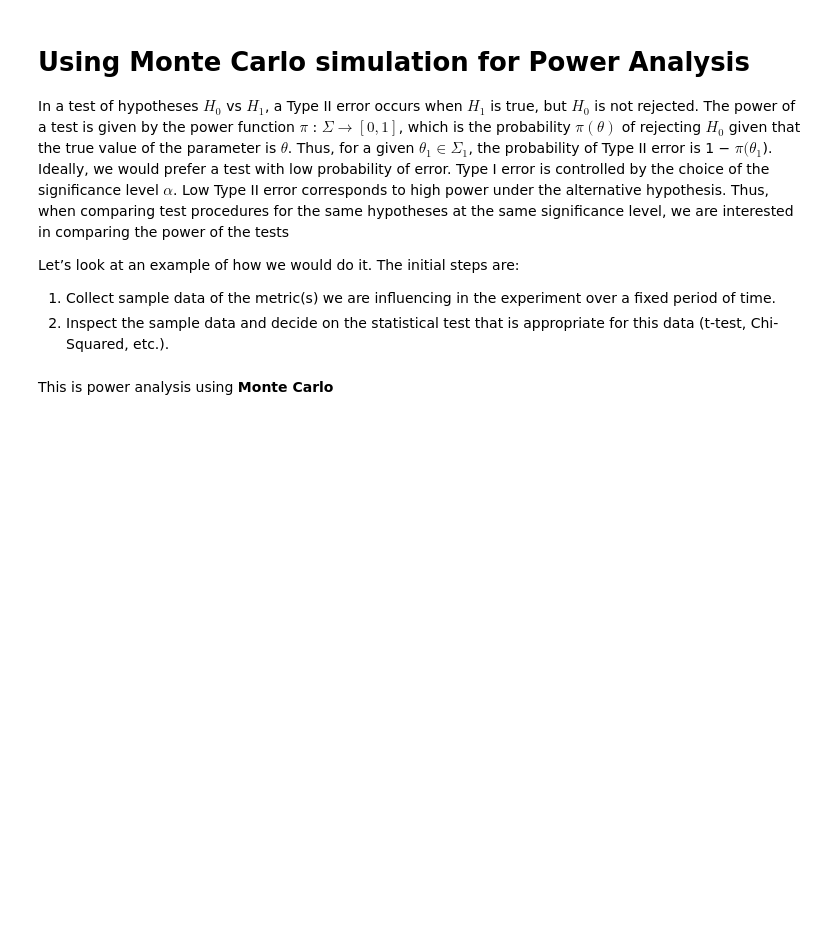
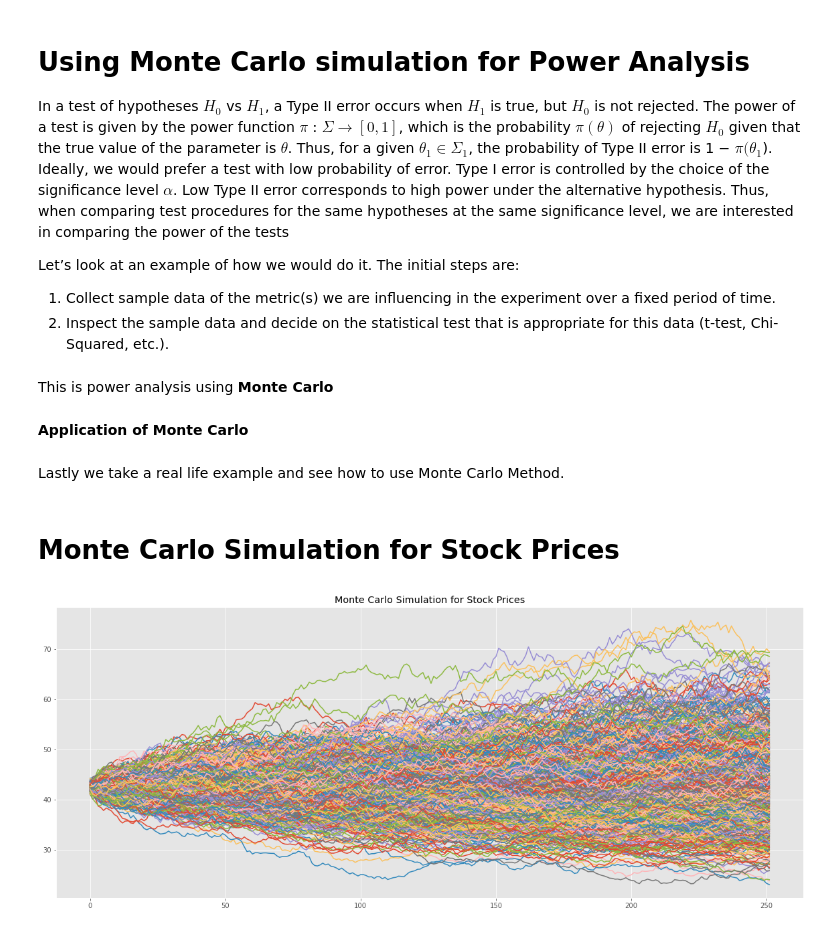
Before and after one commit to PetalsOnWind/Statistics-and-Econometrics-for-Data-Science, a Jupyter notebook: notebooks/MonteCarlo.ipynb, the cells around one changed output. Drawn from its saved outputs; the diff is of its cells as text; code cells hidden in the pictures; blank space fills up the shorter version.

Commit message:
application of monte carlo

```diff
--- a/notebooks/MonteCarlo.ipynb
+++ b/notebooks/MonteCarlo.ipynb
@@ -485,3 +485,60 @@ for i in range(0, len(sample_sizes)):
     power_dist[i,] = [N, np.mean(significance_results)]
 # %% [markdown]
 This is power analysis using **Monte Carlo**
+# %% [markdown]
+**Application of Monte Carlo**
+# %% [markdown]
+Lastly we take a real life example and see how to use Monte Carlo Method.
+# %% [markdown]
+# Monte Carlo Simulation for Stock Prices
+# %%
+%matplotlib inline
+import pandas_datareader.data as web
+import pandas as pd
+import datetime as dt
+import numpy as np
+import matplotlib.pyplot as plt
+from matplotlib import style
+
+style.use('ggplot')
+
+# Starting and ending dates
+start = dt.datetime(2017,1,3)
+end = dt.datetime(2017,11,20)
+
+prices = web.DataReader('AAPL','yahoo',start,end)['Close']
+returns = prices.pct_change()
+
+last_price = prices[-1]
+
+# No of simulations
+num_simulations =1000
+num_days = 252
+
+simulation_df = pd.DataFrame()
+
+for x in range(num_simulations):
+    count= 0
+    daily_vol = returns.std()
+
+    price_series = []
+
+    price = last_price*(1+np.random.normal(0,daily_vol))
+    price_series.append(price)
+
+    for y in range(num_days):
+        if count == 251:
+            break
+        price = price_series[count]* (1+np.random.normal(0,daily_vol))
+        price_series.append(price)
+        count+=1
+
+    simulation_df[x] = price_series
+
+# Visualising
+fig = plt.figure(figsize=[20,8])
+plt.plot(simulation_df)
+plt.title("Monte Carlo Simulation for Stock Prices")
+plt.show()
+# %% [output]
+[figure, added]
```
